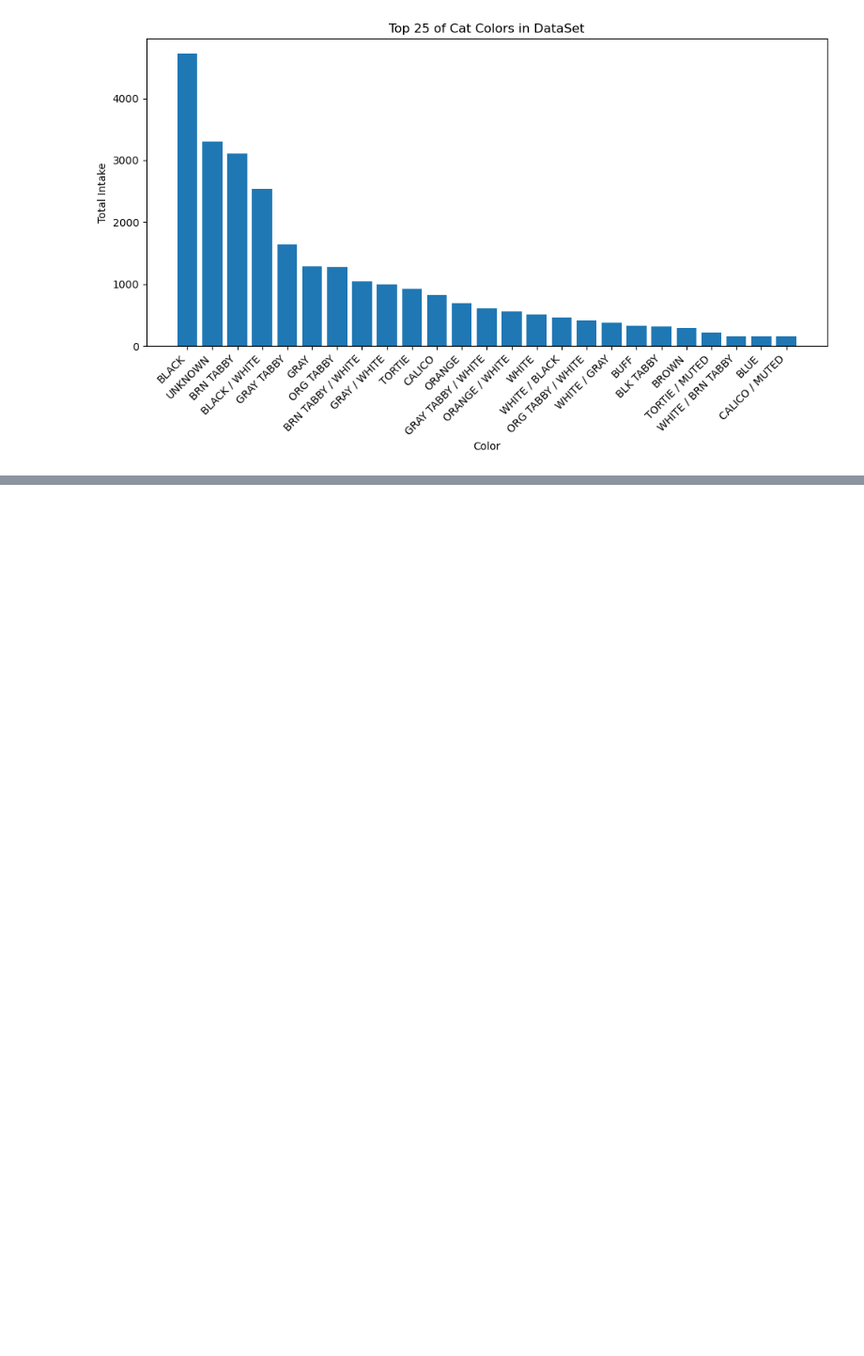
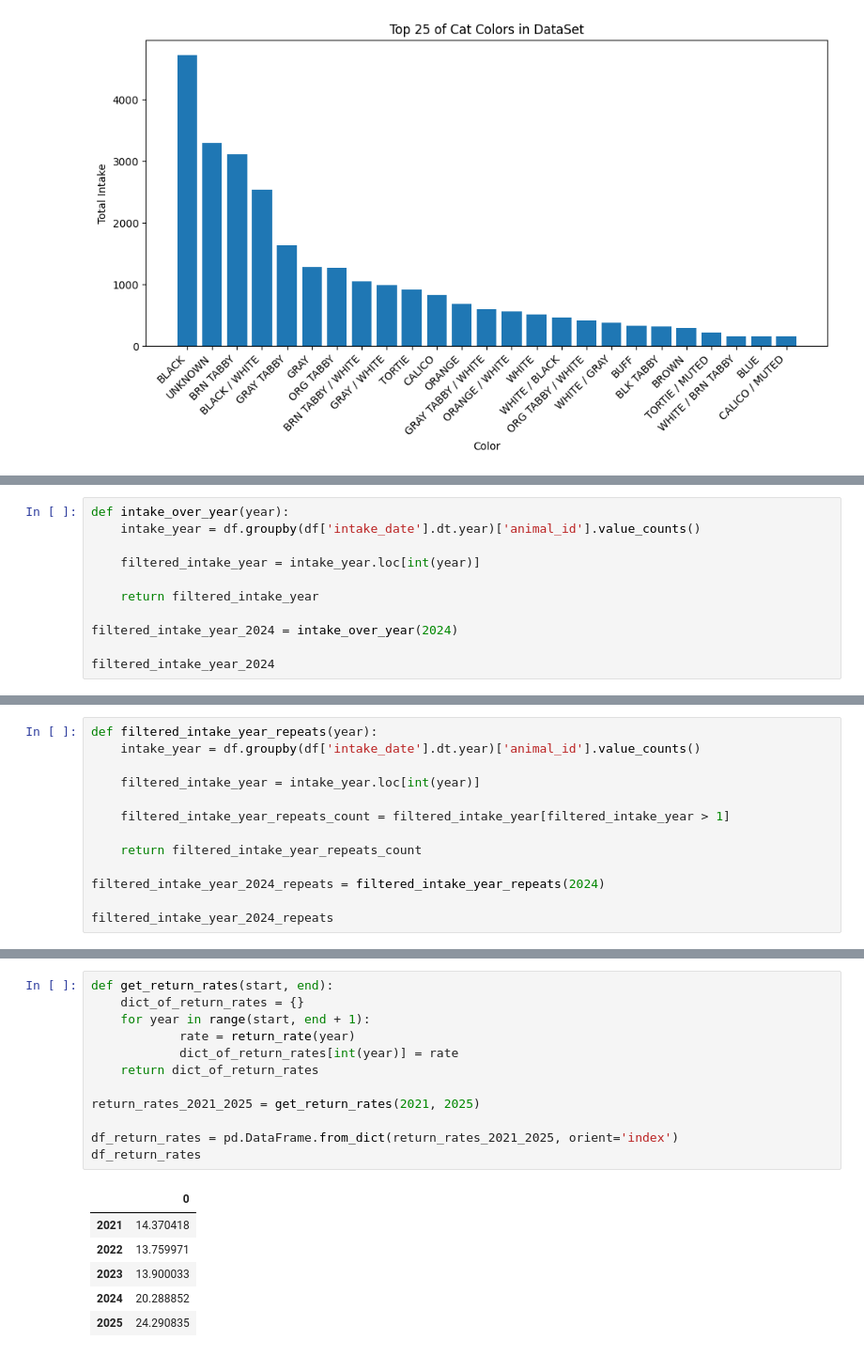
Before and after one commit to CosmicIdes/LMAS_intake_analysis, a Jupyter notebook: main.ipynb, the cells around one changed output, grey strips where cells are left out. Shown at 94% size. Saved outputs shown, nothing was run; the diff lists cells and outputs as text; blank space fills up the shorter version.

```diff
--- a/main.ipynb
+++ b/main.ipynb
@@ -463,0 +547,11 @@ plt.show()
+# %%
+def intake_over_year(year):
+    intake_year = df.groupby(df['intake_date'].dt.year)['animal_id'].value_counts()
+
+    filtered_intake_year = intake_year.loc[int(year)]
+
+    return filtered_intake_year
+
+filtered_intake_year_2024 = intake_over_year(2024)
+
+filtered_intake_year_2024
@@ -463,0 +592,13 @@ plt.show()
+# %%
+def filtered_intake_year_repeats(year):
+    intake_year = df.groupby(df['intake_date'].dt.year)['animal_id'].value_counts()
+
+    filtered_intake_year = intake_year.loc[int(year)]
+
+    filtered_intake_year_repeats_count = filtered_intake_year[filtered_intake_year > 1]
+
+    return filtered_intake_year_repeats_count
+
+filtered_intake_year_2024_repeats = filtered_intake_year_repeats(2024)
+
+filtered_intake_year_2024_repeats
@@ -463,0 +650,19 @@ plt.show()
+# %%
+def get_return_rates(start, end):
+    dict_of_return_rates = {}
+    for year in range(start, end + 1):
+            rate = return_rate(year)
+            dict_of_return_rates[int(year)] = rate
+    return dict_of_return_rates
+
+return_rates_2021_2025 = get_return_rates(2021, 2025)
+
+df_return_rates = pd.DataFrame.from_dict(return_rates_2021_2025, orient='index')
+df_return_rates
+# %% [output]
+|  | 0 |
+| 2021 | 14.370418 |
+| 2022 | 13.759971 |
+| 2023 | 13.900033 |
+| 2024 | 20.288852 |
+| 2025 | 24.290835 |
```
Also changed, not shown: parts of 19 cells of this notebook.
